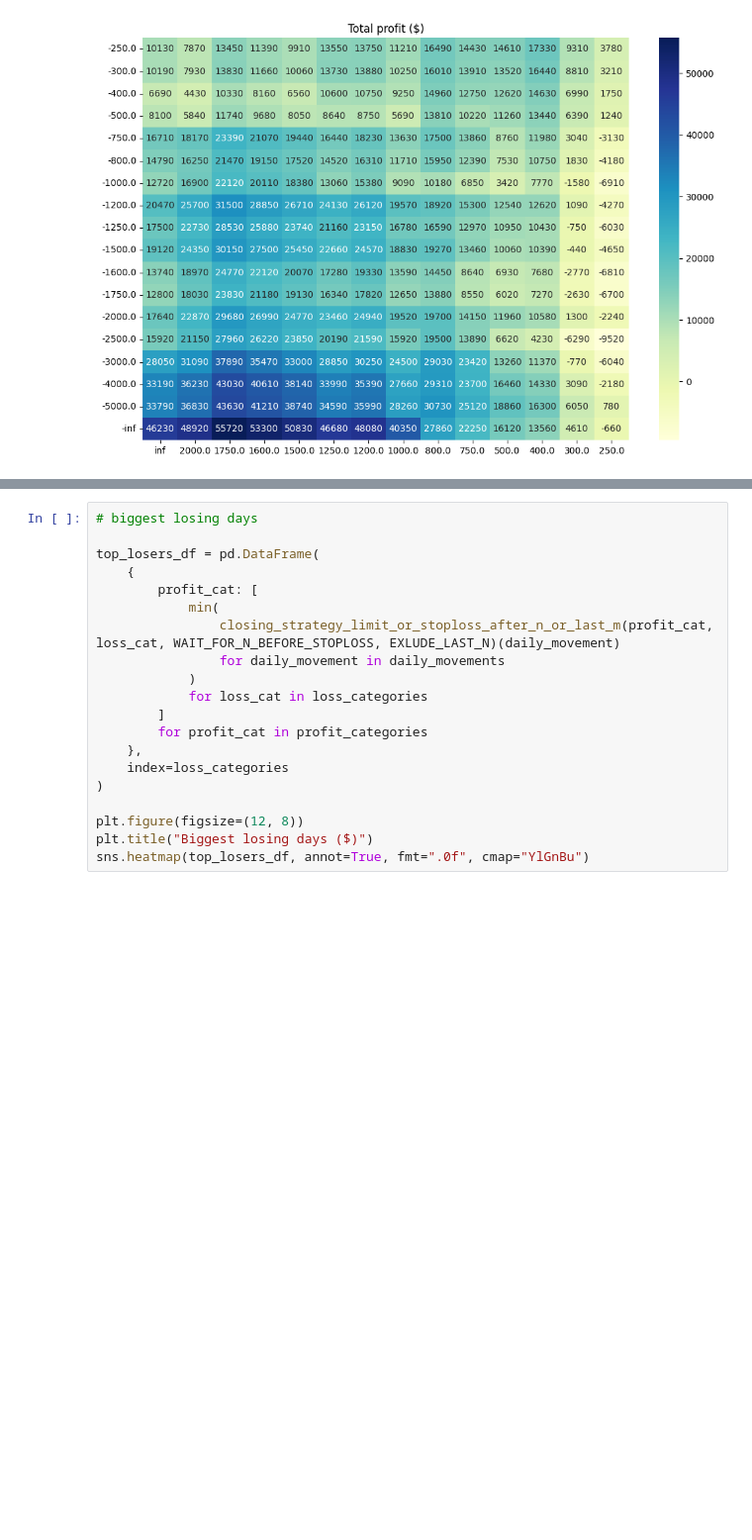
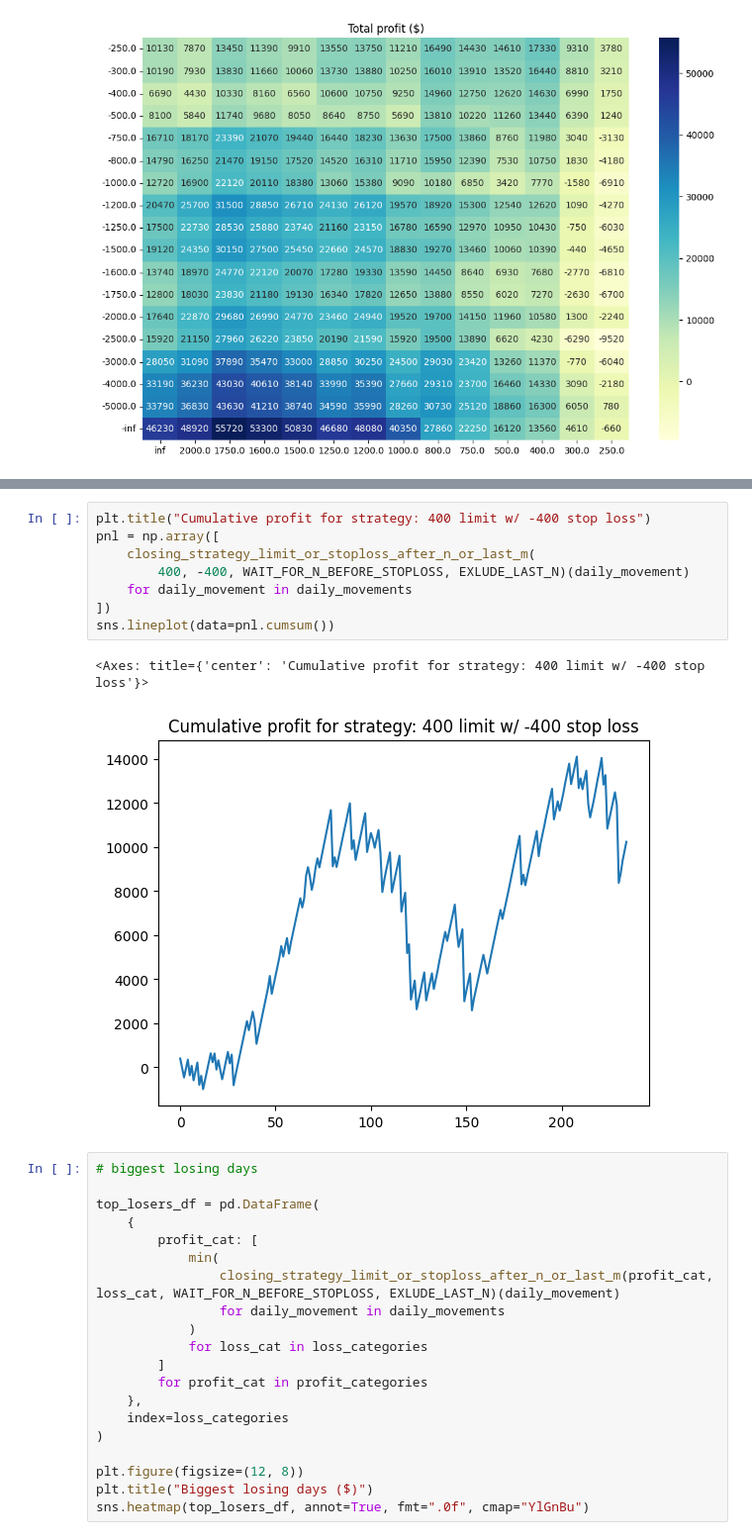
Before and after one commit to yalishanda42/stonksbot, a Jupyter notebook: options/backtest_analysis.ipynb, the cells around one changed output, grey strips where cells are left out. Shown at 99% size. Drawn from its saved outputs; the diff is of its cells as text; blank space fills up the shorter version.

```diff
--- a/options/backtest_analysis.ipynb
+++ b/options/backtest_analysis.ipynb
@@ -291,3 +301,14 @@ sns.heatmap(total_profit_matrix, annot=True, fmt=".0f", cmap="YlGnBu")
+# %%
+plt.title("Cumulative profit for strategy: 400 limit w/ -400 stop loss")
+pnl = np.array([
+    closing_strategy_limit_or_stoploss_after_n_or_last_m(
+        400, -400, WAIT_FOR_N_BEFORE_STOPLOSS, EXLUDE_LAST_N)(daily_movement)
+    for daily_movement in daily_movements
+])
+sns.lineplot(data=pnl.cumsum())
+# %% [output]
+<Axes: title={'center': 'Cumulative profit for strategy: 400 limit w/ -400 stop loss'}>
+[figure, added]
 # %%
 # biggest losing days
 
```
Also changed, not shown: parts of 1 cell of this notebook.
